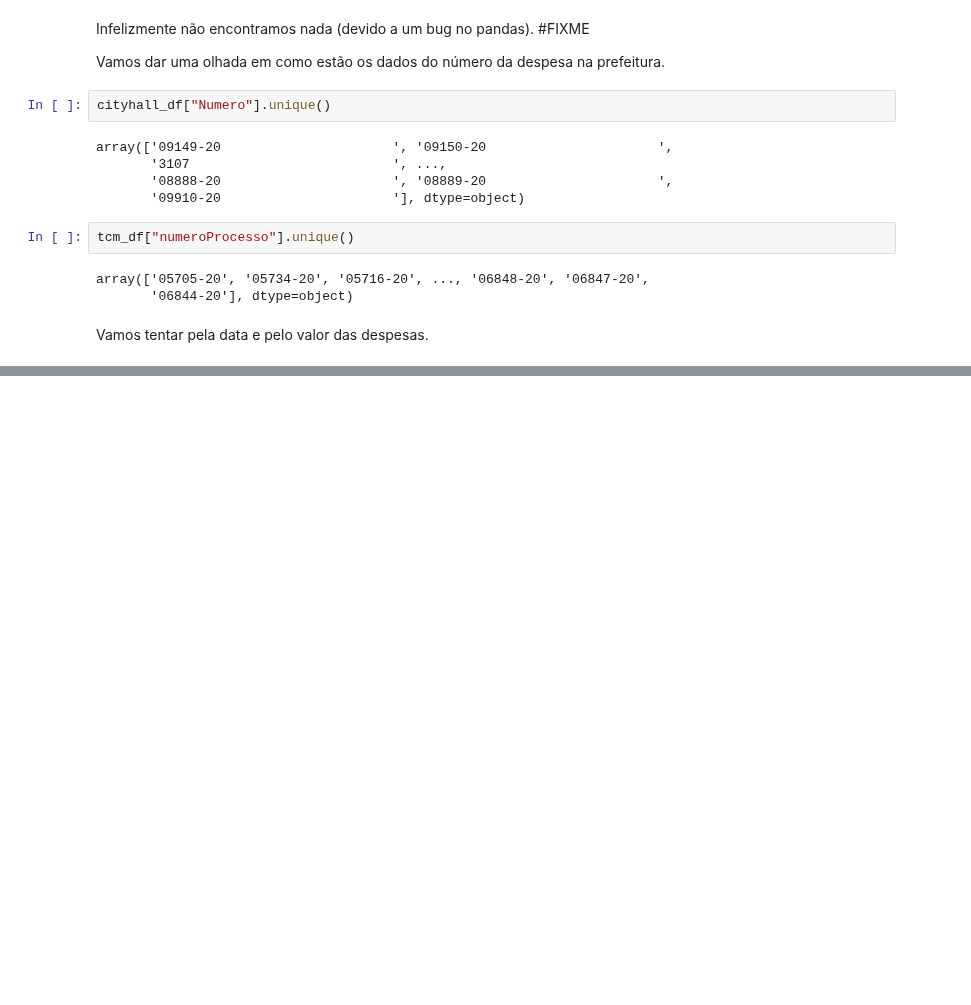
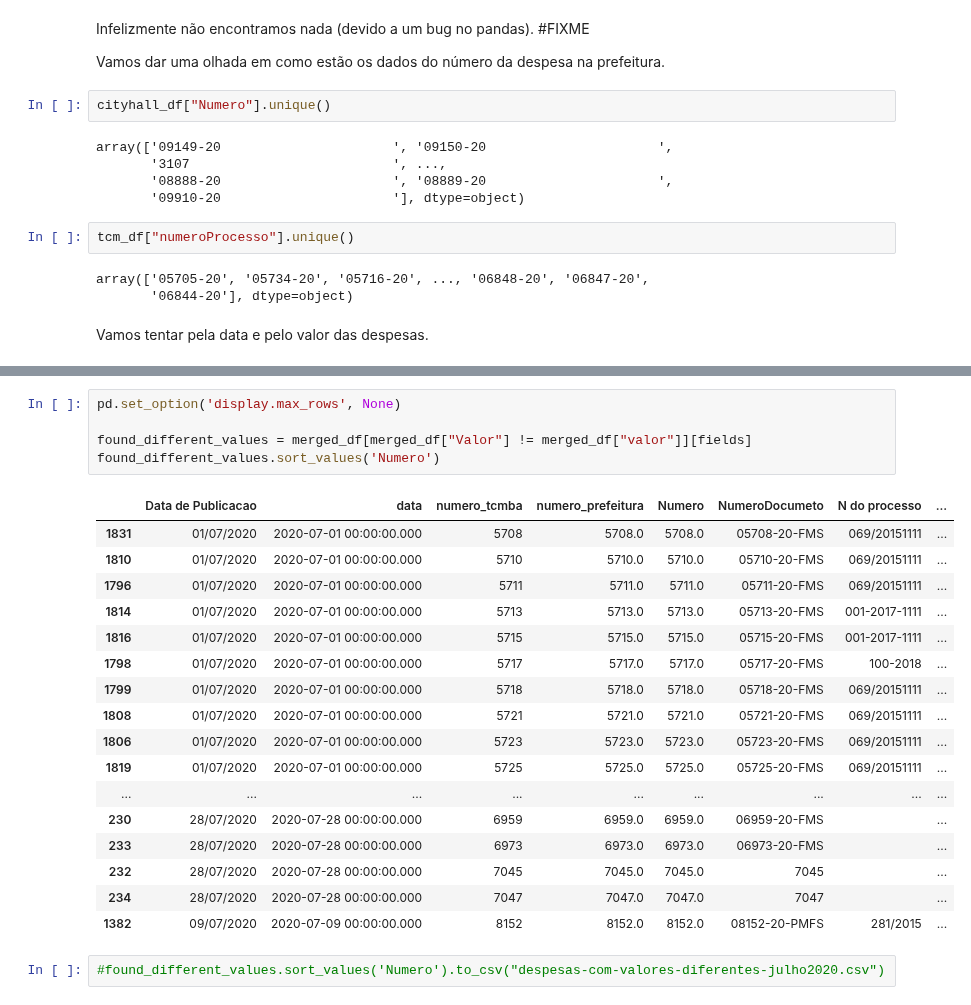
Before and after one commit to DadosAbertosDeFeira/analises, a Jupyter notebook: analysis/2020-12-01-anapaulagomes-consistencia-dos-dados.ipynb, the cells around one changed output, grey strips where cells are left out. Drawn from its saved outputs; the diff is of its cells as text; blank space fills up the shorter version.

```diff
--- a/analysis/2020-12-01-anapaulagomes-consistencia-dos-dados.ipynb
+++ b/analysis/2020-12-01-anapaulagomes-consistencia-dos-dados.ipynb
@@ -252,0 +218,25 @@ merged_by_value_df[fields]
+# %%
+pd.set_option('display.max_rows', None)
+
+found_different_values = merged_df[merged_df["Valor"] != merged_df["valor"]][fields]
+found_different_values.sort_values('Numero')
+# %% [output]
+|  | Data de Publicacao | data | numero_tcmba | numero_prefeitura | Numero | NumeroDocumeto | N do processo | ... |
+| 1831 | 01/07/2020 | 2020-07-01 00:00:00.000 | 5708 | 5708.0 | 5708.0 | 05708-20-FMS | 069/20151111 | ... |
+| 1810 | 01/07/2020 | 2020-07-01 00:00:00.000 | 5710 | 5710.0 | 5710.0 | 05710-20-FMS | 069/20151111 | ... |
+| 1796 | 01/07/2020 | 2020-07-01 00:00:00.000 | 5711 | 5711.0 | 5711.0 | 05711-20-FMS | 069/20151111 | ... |
+| 1814 | 01/07/2020 | 2020-07-01 00:00:00.000 | 5713 | 5713.0 | 5713.0 | 05713-20-FMS | 001-2017-1111 | ... |
+| 1816 | 01/07/2020 | 2020-07-01 00:00:00.000 | 5715 | 5715.0 | 5715.0 | 05715-20-FMS | 001-2017-1111 | ... |
+| 1798 | 01/07/2020 | 2020-07-01 00:00:00.000 | 5717 | 5717.0 | 5717.0 | 05717-20-FMS | 100-2018 | ... |
+| 1799 | 01/07/2020 | 2020-07-01 00:00:00.000 | 5718 | 5718.0 | 5718.0 | 05718-20-FMS | 069/20151111 | ... |
+| 1808 | 01/07/2020 | 2020-07-01 00:00:00.000 | 5721 | 5721.0 | 5721.0 | 05721-20-FMS | 069/20151111 | ... |
+| 1806 | 01/07/2020 | 2020-07-01 00:00:00.000 | 5723 | 5723.0 | 5723.0 | 05723-20-FMS | 069/20151111 | ... |
+| 1819 | 01/07/2020 | 2020-07-01 00:00:00.000 | 5725 | 5725.0 | 5725.0 | 05725-20-FMS | 069/20151111 | ... |
+| ... | ... | ... | ... | ... | ... | ... | ... | ... |
+| 230 | 28/07/2020 | 2020-07-28 00:00:00.000 | 6959 | 6959.0 | 6959.0 | 06959-20-FMS |  | ... |
+| 233 | 28/07/2020 | 2020-07-28 00:00:00.000 | 6973 | 6973.0 | 6973.0 | 06973-20-FMS |  | ... |
+| 232 | 28/07/2020 | 2020-07-28 00:00:00.000 | 7045 | 7045.0 | 7045.0 | 7045 |  | ... |
+| 234 | 28/07/2020 | 2020-07-28 00:00:00.000 | 7047 | 7047.0 | 7047.0 | 7047 |  | ... |
+| 1382 | 09/07/2020 | 2020-07-09 00:00:00.000 | 8152 | 8152.0 | 8152.0 | 08152-20-PMFS | 281/2015 | ... |
+# %%
+#found_different_values.sort_values('Numero').to_csv("despesas-com-valores-diferentes-julho2020.csv")
```
Also changed, not shown: parts of 8 cells of this notebook.
